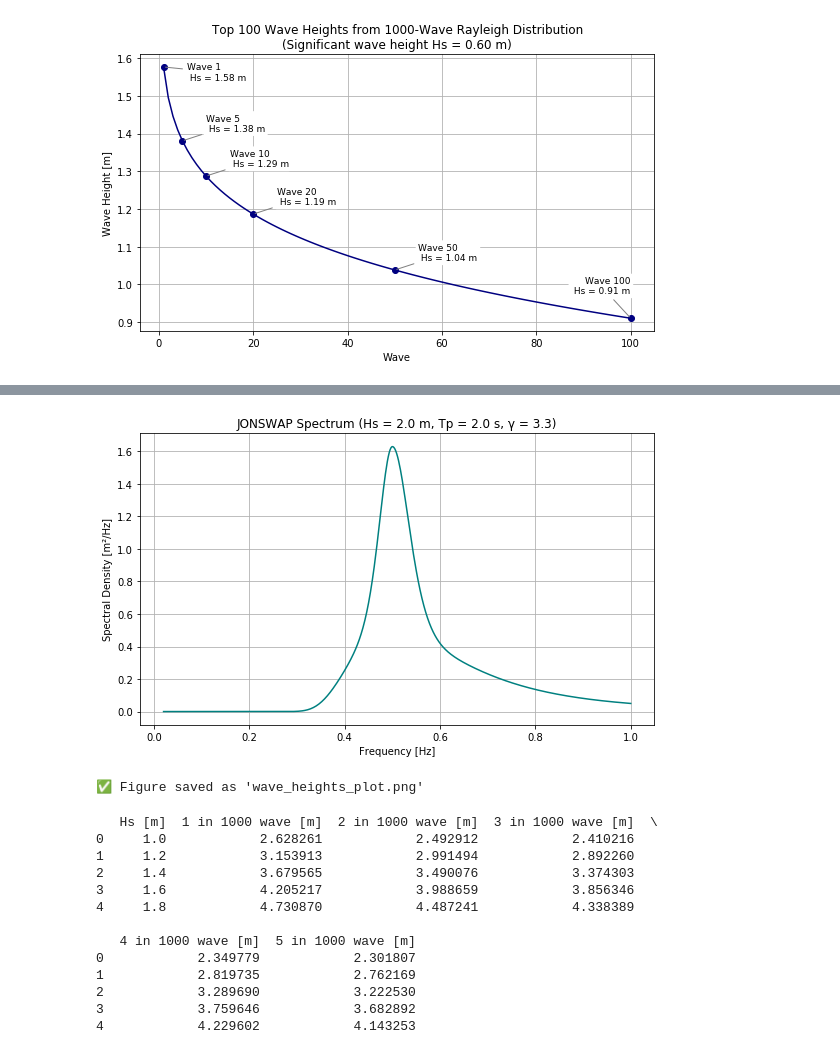
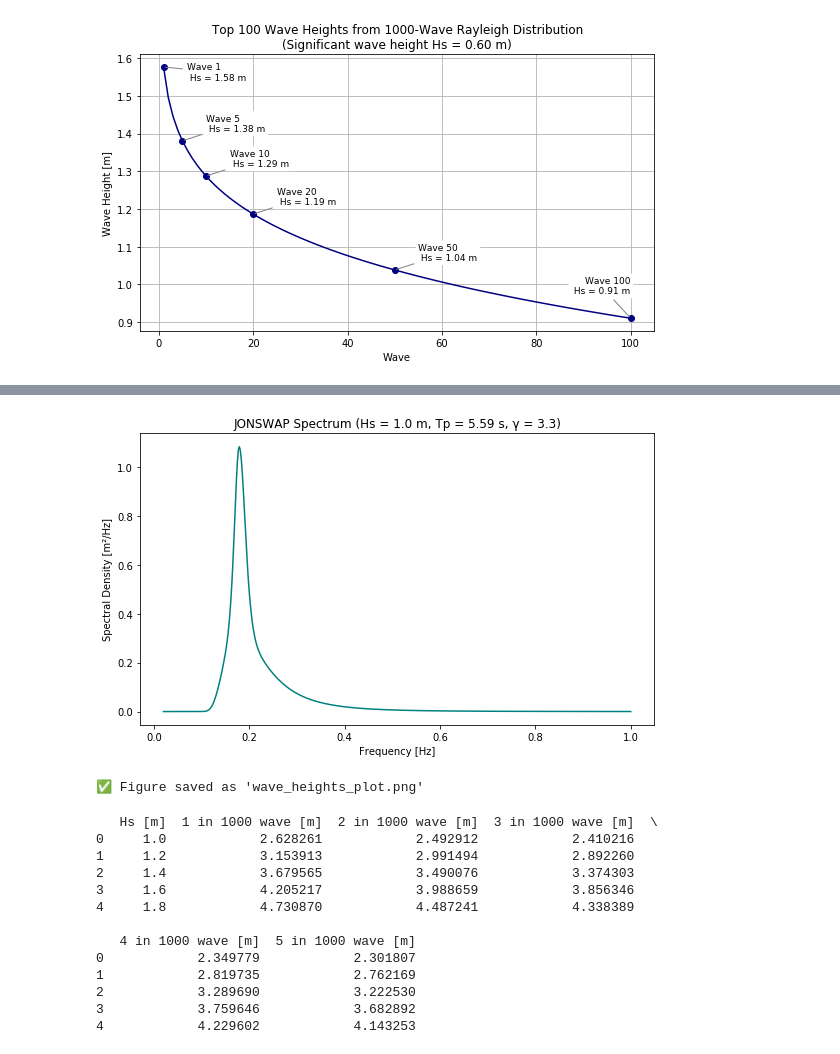
Before and after one commit to ThomasPennockTU/Thesis_Repository, a Jupyter notebook: workfolder/jonswap_waves/waves.ipynb, the cells around one changed output, grey strips where cells are left out. Saved outputs shown, nothing was run; the diff lists cells and outputs as text; code cells hidden in the pictures.

```diff
--- a/workfolder/jonswap_waves/waves.ipynb
+++ b/workfolder/jonswap_waves/waves.ipynb
@@ -74,8 +147,8 @@ import numpy as np
 import matplotlib.pyplot as plt
 
 # Parameters
-Hs = 2.0       # Significant wave height [m]
-Tp = 2.0       # Peak period [s]
+Hs = 1.0       # Significant wave height [m]
+Tp = 5.59       # Peak period [s]
 gamma = 3.3    # Peak enhancement factor
 g = 9.81       # Gravity [m/s²]
 
@@ -89,35 +162,35 @@ fp = 1.0 / Tp
 sigma = np.where(f <= fp, 0.07, 0.09)
 r = np.exp(- (f - fp)**2 / (2 * sigma**2 * fp**2))
 
 # Pierson-Moskowitz base spectrum (α will be scaled from Hs)
 alpha_PM = 0.0081
 S_PM = alpha_PM * g**2 / ((2 * np.pi)**4 * f**5) * np.exp(-1.25 * (fp / f)**4)
 
 # JONSWAP spectrum
 S = S_PM * gamma**r
 
 # Normalize to correct Hs (area under S(f) must equal Hs² / 16)
 df = f[1] - f[0]
 m0 = np.sum(S) * df
 scaling = (Hs**2 / 16) / m0
 S *= scaling
 
 # Plot JONSWAP spectrum
 plt.figure(figsize=(8, 5))
 plt.plot(f, S, color='teal')
 plt.xlabel('Frequency [Hz]')
 plt.ylabel('Spectral Density [m²/Hz]')
 plt.title(f'JONSWAP Spectrum (Hs = {Hs} m, Tp = {Tp} s, γ = {gamma})')
-plt.grid(True)
+# plt.grid(True)
 plt.tight_layout()
 
 # Save figure
 plt.savefig("wave_heights_plot.png", dpi=300, bbox_inches='tight')
 
 plt.show()
 print("✅ Figure saved as 'wave_heights_plot.png'")
 # %% [output]
-[figure, old version]
+[figure, new version]
 ✅ Figure saved as 'wave_heights_plot.png'
 # %%
 import numpy as np
```
Also changed, not shown: parts of 2 cells of this notebook, 11 other files.
